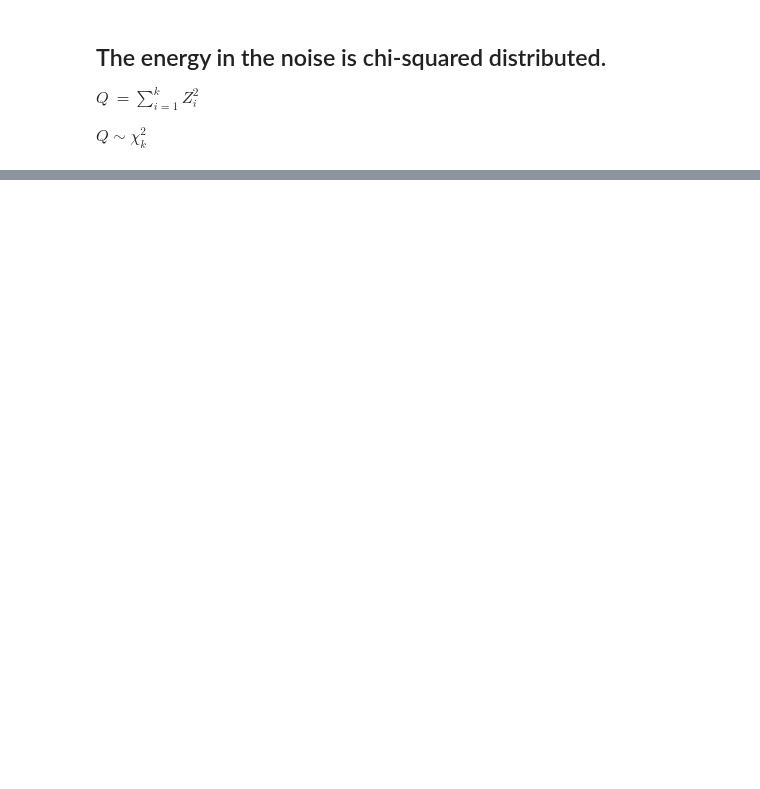
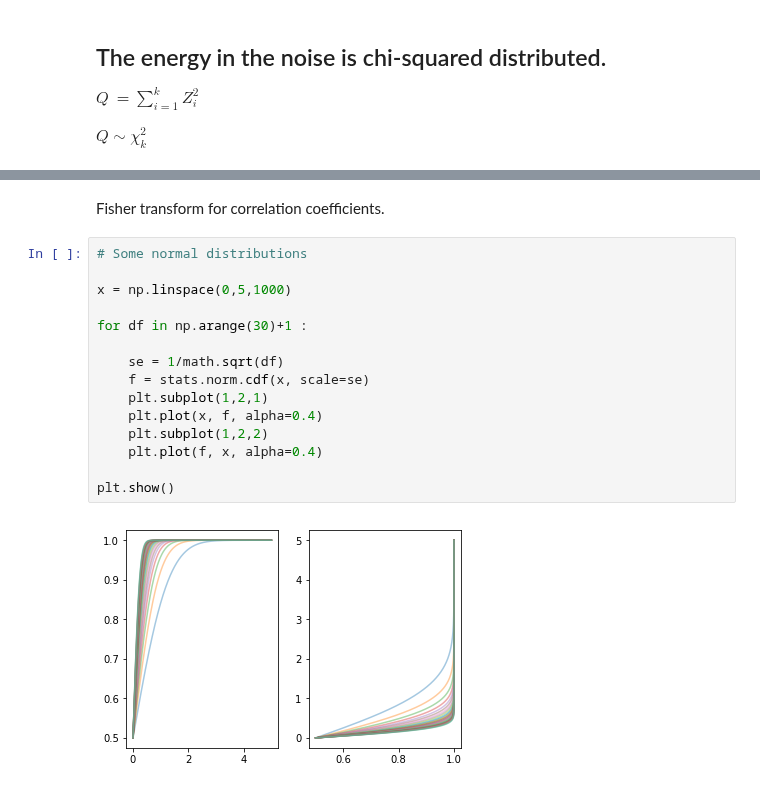
Before and after one commit to JackWalpole/splitwavepy, a Jupyter notebook: devel/F_test.ipynb, the cells around one changed output, grey strips where cells are left out. Drawn from its saved outputs; the diff is of its cells as text; blank space fills up the shorter version.

```diff
--- a/devel/F_test.ipynb
+++ b/devel/F_test.ipynb
@@ -59,0 +172,19 @@ $\frac{\lambda_2}{\lambda_2^{min}} \le 1 + \frac{k}{n-k}F^{1-\alpha}_{k,n-k}$
+# %% [markdown]
+Fisher transform for correlation coefficients.
+# %%
+# Some normal distributions
+
+x = np.linspace(0,5,1000)
+
+for df in np.arange(30)+1 :
+
+    se = 1/math.sqrt(df)
+    f = stats.norm.cdf(x, scale=se)
+    plt.subplot(1,2,1)
+    plt.plot(x, f, alpha=0.4)
+    plt.subplot(1,2,2)
+    plt.plot(f, x, alpha=0.4)
+
+plt.show()
+# %% [output]
+[figure, added]
```
Also changed, not shown: parts of 39 cells of this notebook, 2 other files.
